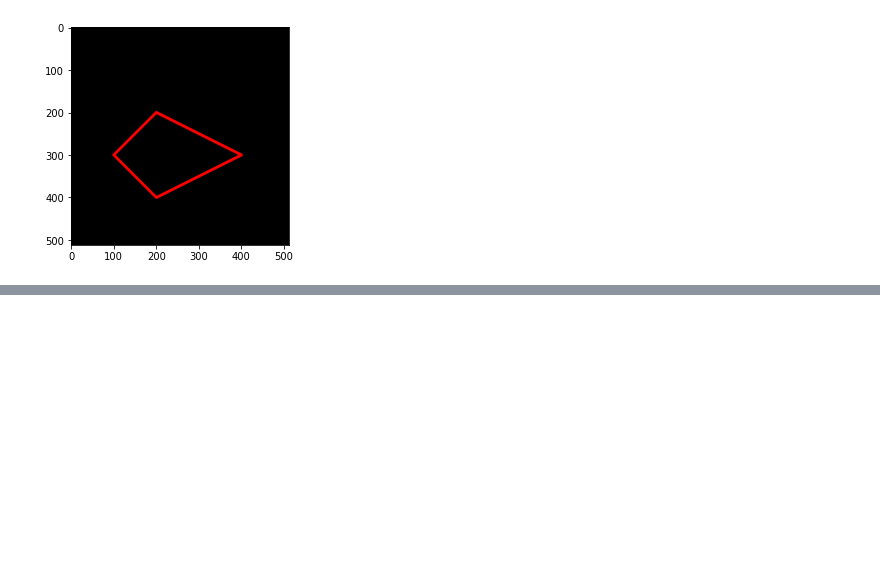
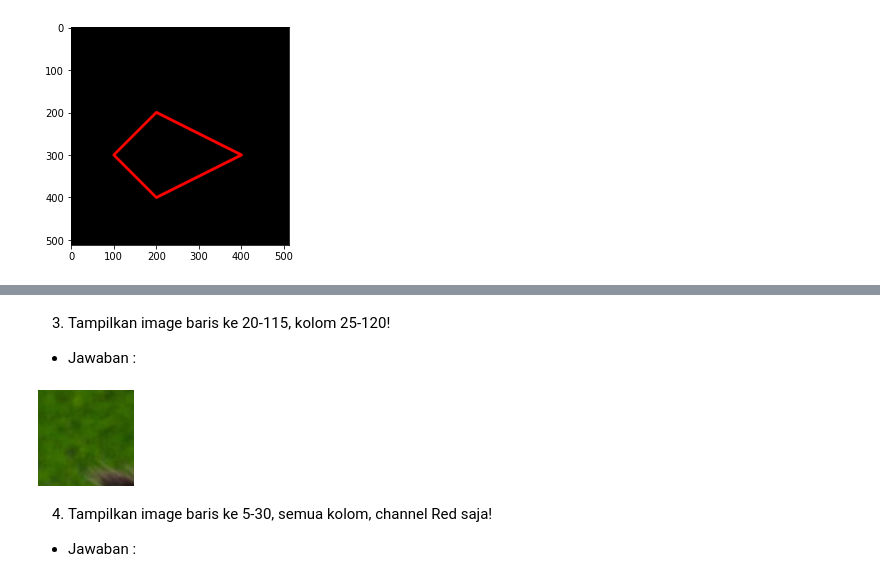
Before and after one commit to AlifiyulAkyun/PCVK_Genap_2023, a Jupyter notebook: Week2.ipynb, the cells around one changed output, grey strips where cells are left out. Cells and saved outputs as stored; diff of their text form; code cells hidden in the pictures; blank space fills up the shorter version.

```diff
--- a/Week2.ipynb
+++ b/Week2.ipynb
@@ -135,0 +213,16 @@ plt.imshow(black_img2)
+# %% [markdown]
+3. Tampilkan image baris ke 20-115, kolom 25-120!
+
+*   Jawaban :
+# %%
+# menampilkan citra pada baris ke-20 hingga ke-115 dan kolom ke-25 hingga ke-120
+img_cropped = img[20:116, 25:121]
+cv2_imshow(img_cropped)
+cv2.waitKey(0)
+cv2.destroyAllWindows()
+# %% [output]
+[figure, added]
+# %% [markdown]
+4. Tampilkan image baris ke 5-30, semua kolom, channel Red saja!
+
+*   Jawaban :
```
Also changed, not shown: parts of 9 cells of this notebook.
